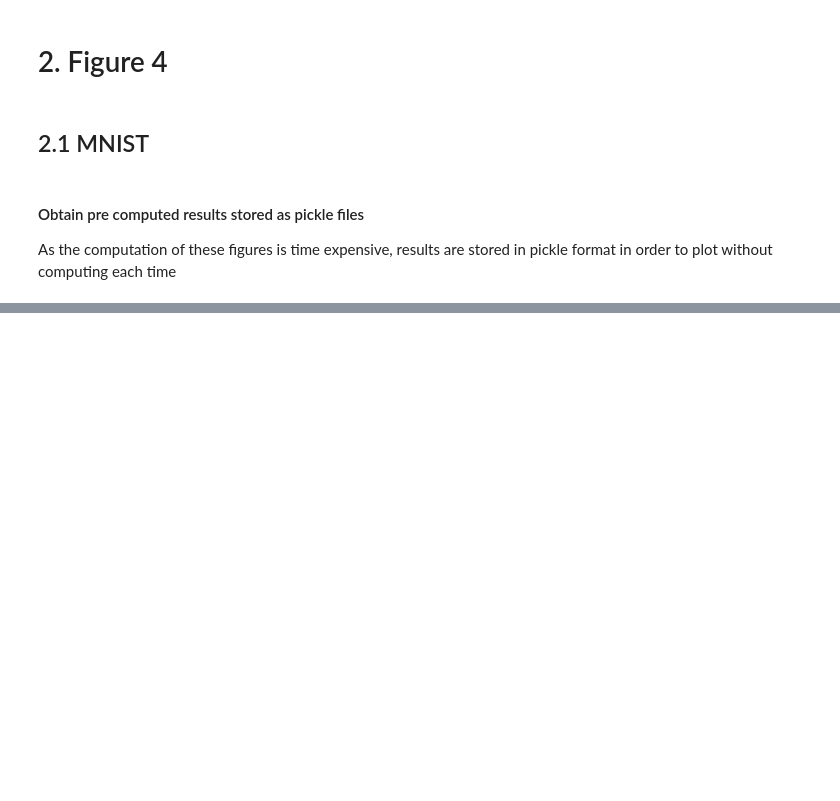
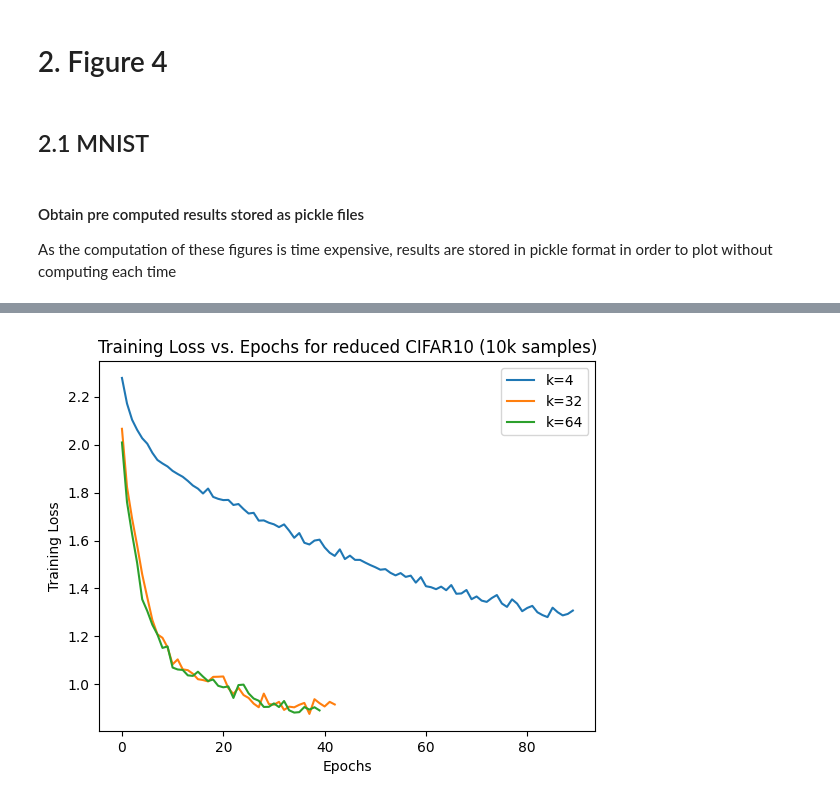
Before and after one commit to roduit/EE-411-FOIL-Project, a Jupyter notebook: source/main.ipynb, the cells around one changed output, grey strips where cells are left out. Cells and saved outputs as stored; diff of their text form; code cells hidden in the pictures; blank space fills up the shorter version.

```diff
--- a/source/main.ipynb
+++ b/source/main.ipynb
@@ -219,0 +378,6 @@ train_losses, test_losses,predictions = model_convergence(optimizer='Adam', mode
+# %%
+constants.NUM_TRAIN_SAMPLES = 10000
+constants.NUM_TEST_SAMPLES = 2000
+train_losses_32, test_losses_32,predictions_32 = model_convergence(optimizer='Adam', model='ResNet',dataset_name='CIFAR10',num_epochs=120, noise_ratio=0.2, width=32,scheduler=True)
+train_losses_4, test_losses_4,predictions_4 = model_convergence(optimizer='Adam', model='ResNet',dataset_name='CIFAR10',num_epochs=120, noise_ratio=0.2, width=4,scheduler=True)
+train_losses_64, test_losses_64,predictions_64 = model_convergence(optimizer='Adam', model='ResNet',dataset_name='CIFAR10',num_epochs=120, noise_ratio=0.2, width=64,scheduler=True)
@@ -219,0 +403,12 @@ train_losses, test_losses,predictions = model_convergence(optimizer='Adam', mode
+# %%
+sns.lineplot(x=range(len(train_losses_4)), y=train_losses_4,label='k=4')
+sns.lineplot(x=range(len(train_losses_32)), y=train_losses_32,label='k=32')
+sns.lineplot(x=range(len(train_losses_64)), y=train_losses_64,label='k=64')
+plt.legend()
+plt.xlabel('Epochs')
+plt.ylabel('Training Loss')
+plt.title('Training Loss vs. Epochs for reduced CIFAR10 (10k samples)')
+plt.savefig(os.path.join(constants.RESULTS_FOLDER, 'train_loss_reduced_CIFAR10.png'))
+plt.show()
+# %% [output]
+[figure, added]
```
Also changed, not shown: parts of 34 cells of this notebook, 3 other files.
